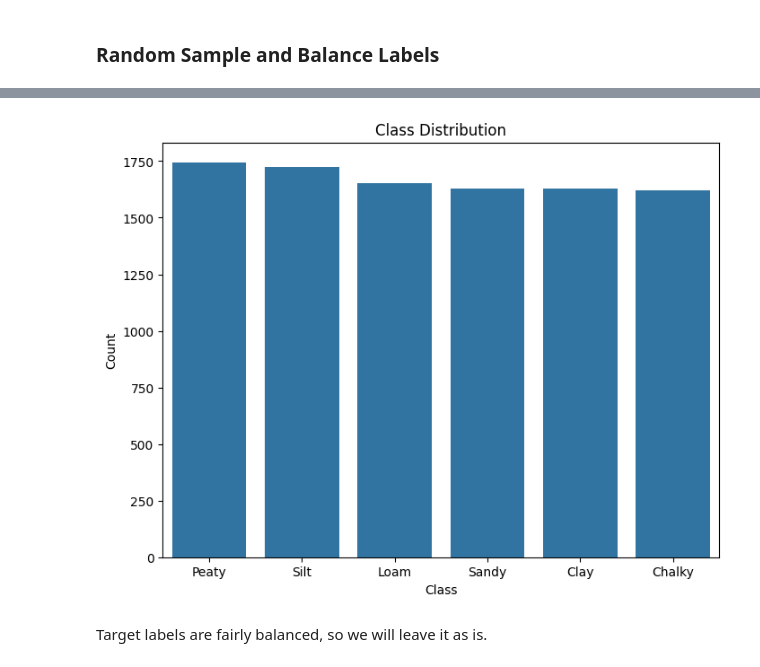
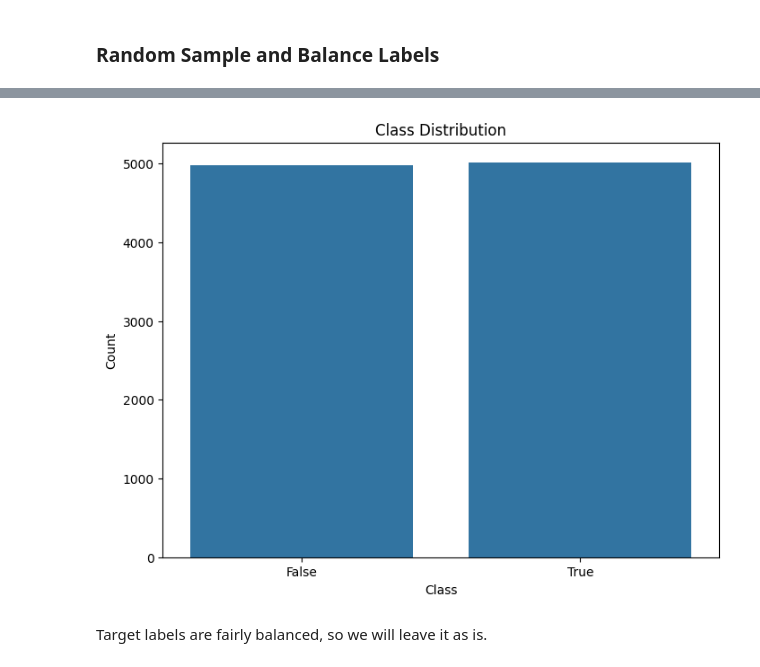
Before and after one commit to BlueJayVRStudio/CSCA5632_final, a Jupyter notebook: UnsupervisedLearningProject.ipynb, the cells around one changed output, grey strips where cells are left out. Cells and saved outputs as stored; diff of their text form; code cells hidden in the pictures.

```diff
--- a/UnsupervisedLearningProject.ipynb
+++ b/UnsupervisedLearningProject.ipynb
@@ -96,7 +96,7 @@ print ("1. Tests Passed")
 # %% [markdown]
 ### One-hot encode Region and Crop
 # %%
-df_crop_yield = pd.get_dummies(df_crop_yield, columns =['Region', 'Crop'])
+df_crop_yield = pd.get_dummies(df_crop_yield, columns =['Region', 'Soil_Type', 'Crop'])
 # confirm one-hot encoding for region and crop
 df_crop_yield
 # %% [output]
@@ -312,15 +312,15 @@ df_crop_yield
 # %%
-class_counts = df_crop_yield.Soil_Type.value_counts()
+class_counts = df_crop_yield.Fertilizer_Used.value_counts()
 
 # bar plot
 plt.figure(figsize=(8, 6))
 sns.barplot(x=class_counts.index, y=class_counts.values)
 plt.title('Class Distribution')
 plt.xlabel('Class')
 plt.ylabel('Count')
 plt.show()
 # %% [output]
-[figure, old version]
+[figure, new version]
 # %% [markdown]
 Target labels are fairly balanced, so we will leave it as is.
 # %% [markdown]
```
Also changed, not shown: parts of 19 cells of this notebook, 1 other file.
